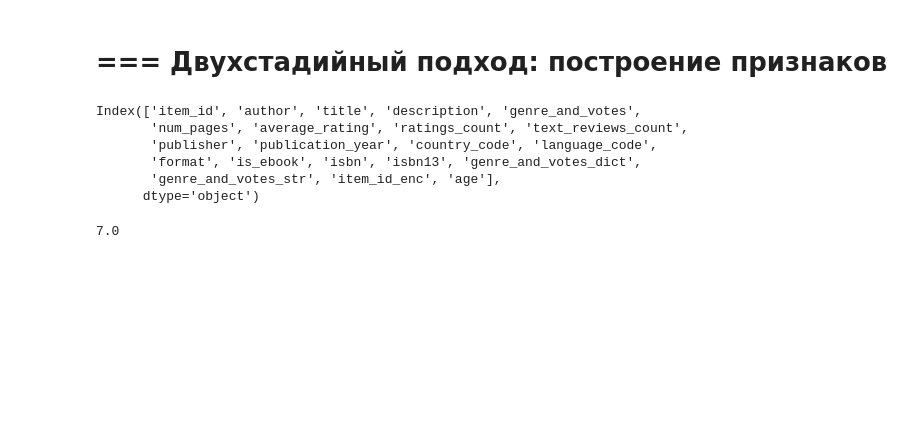
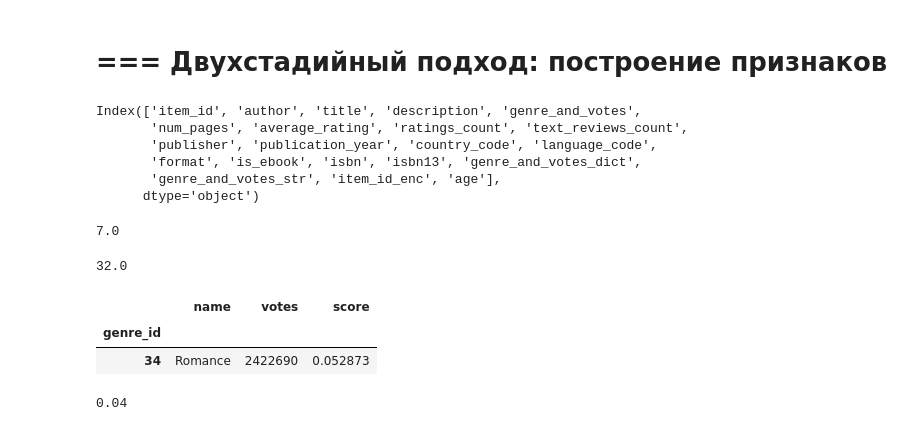
Before and after one commit to Manaam9/mle-recsys-start, a Jupyter notebook: main_offline.ipynb, the cells around one changed output. Saved outputs shown, nothing was run; the diff lists cells and outputs as text; code cells hidden in the pictures; blank space fills up the shorter version.

```diff
--- a/main_offline.ipynb
+++ b/main_offline.ipynb
@@ -1020,0 +1044,4 @@ candidates_to_rank["age"].median()
+# %%
+candidates_for_train["books_read"].median()
+# %% [output]
+32.0
@@ -1020,0 +1087,10 @@ candidates_to_rank["age"].median()
+# %%
+genres[genres["name"] == "Romance"]
+# %% [output]
+|  | name | votes | score |
+| genre_id |  |  |  |
+| 34 | Romance | 2422690 | 0.052873 |
+# %%
+candidates_for_train["genre_34"].median().round(2)
+# %% [output]
+0.04
```
Also changed, not shown: parts of 6 cells of this notebook.
